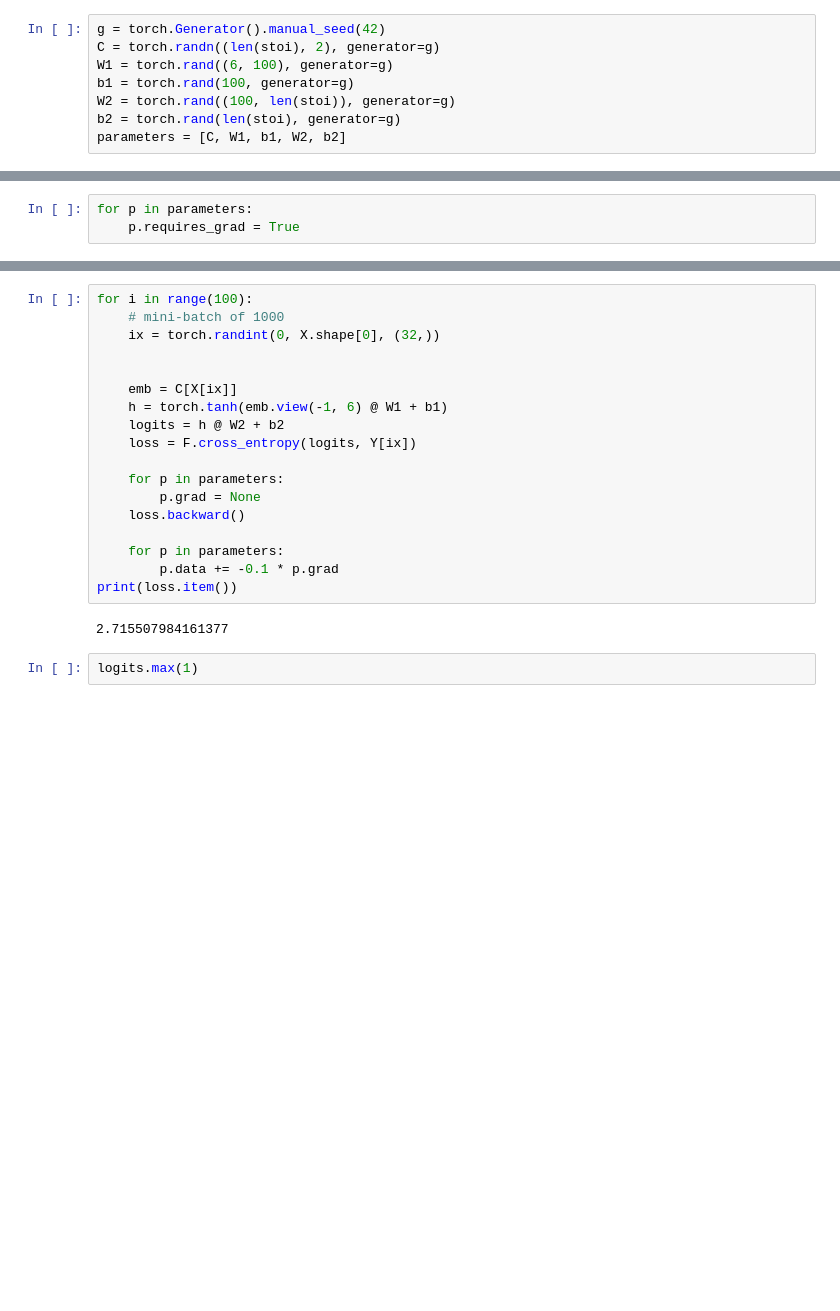
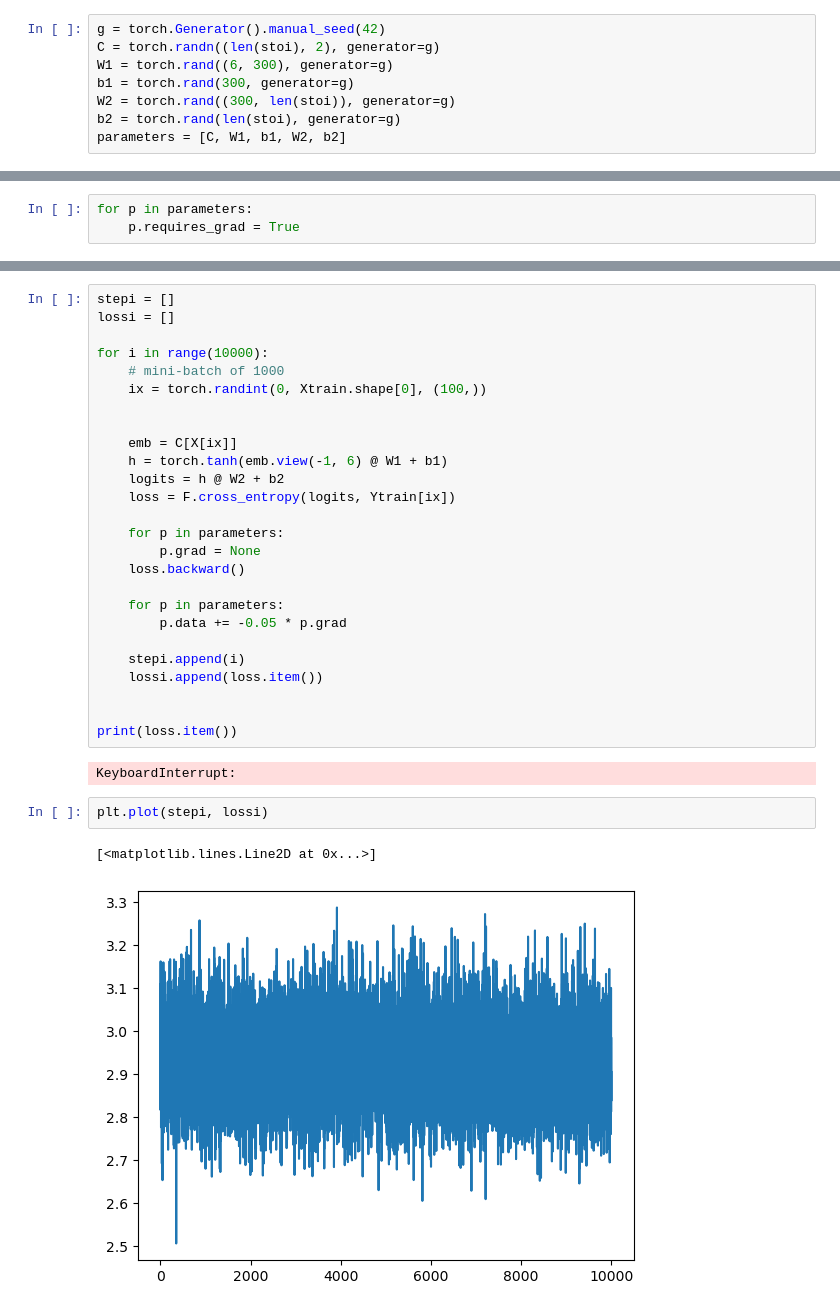
Before and after one commit to Naviss/nn-tests, a Jupyter notebook: char-lm/mlp.ipynb, the cells around one changed output, grey strips where cells are left out. Cells and saved outputs as stored; diff of their text form; blank space fills up the shorter version.

Commit message:
Add data

```diff
--- a/char-lm/mlp.ipynb
+++ b/char-lm/mlp.ipynb
@@ -50,9 +69,9 @@ X.shape, X.dtype, Y.shape, Y.dtype
 # %%
 g = torch.Generator().manual_seed(42)
 C = torch.randn((len(stoi), 2), generator=g)
-W1 = torch.rand((6, 100), generator=g)
-b1 = torch.rand(100, generator=g)
-W2 = torch.rand((100, len(stoi)), generator=g)
+W1 = torch.rand((6, 300), generator=g)
+b1 = torch.rand(300, generator=g)
+W2 = torch.rand((300, len(stoi)), generator=g)
 b2 = torch.rand(len(stoi), generator=g)
 parameters = [C, W1, b1, W2, b2]
 # %%
@@ -65,22 +87,33 @@ for p in parameters:
 # %%
-for i in range(100):
+stepi = []
+lossi = []
+
+for i in range(10000):
     # mini-batch of 1000
-    ix = torch.randint(0, X.shape[0], (32,))
+    ix = torch.randint(0, Xtrain.shape[0], (100,))
 
 
     emb = C[X[ix]]
     h = torch.tanh(emb.view(-1, 6) @ W1 + b1)
     logits = h @ W2 + b2
-    loss = F.cross_entropy(logits, Y[ix])
+    loss = F.cross_entropy(logits, Ytrain[ix])
 
     for p in parameters:
         p.grad = None
     loss.backward()
 
     for p in parameters:
-        p.data += -0.1 * p.grad
+        p.data += -0.05 * p.grad
+
+    stepi.append(i)
+    lossi.append(loss.item())
+
+
 print(loss.item())
 # %% [output]
-2.715507984161377
+KeyboardInterrupt:
-# %%
-logits.max(1)
+# %%
+plt.plot(stepi, lossi)
+# %% [output]
+[<matplotlib.lines.Line2D at 0x...>]
+[figure, added]
```
Also changed, not shown: parts of 10 cells of this notebook.
